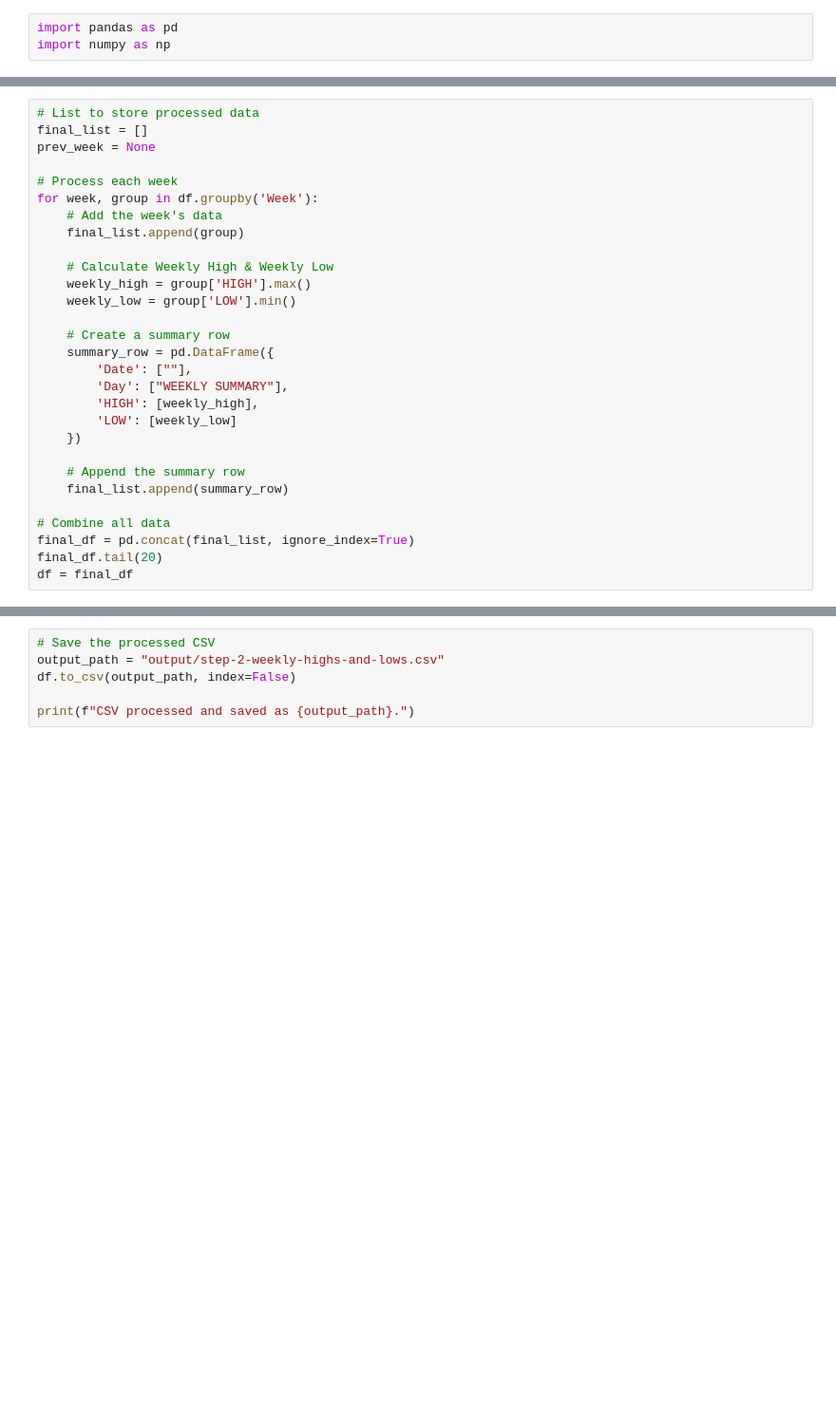
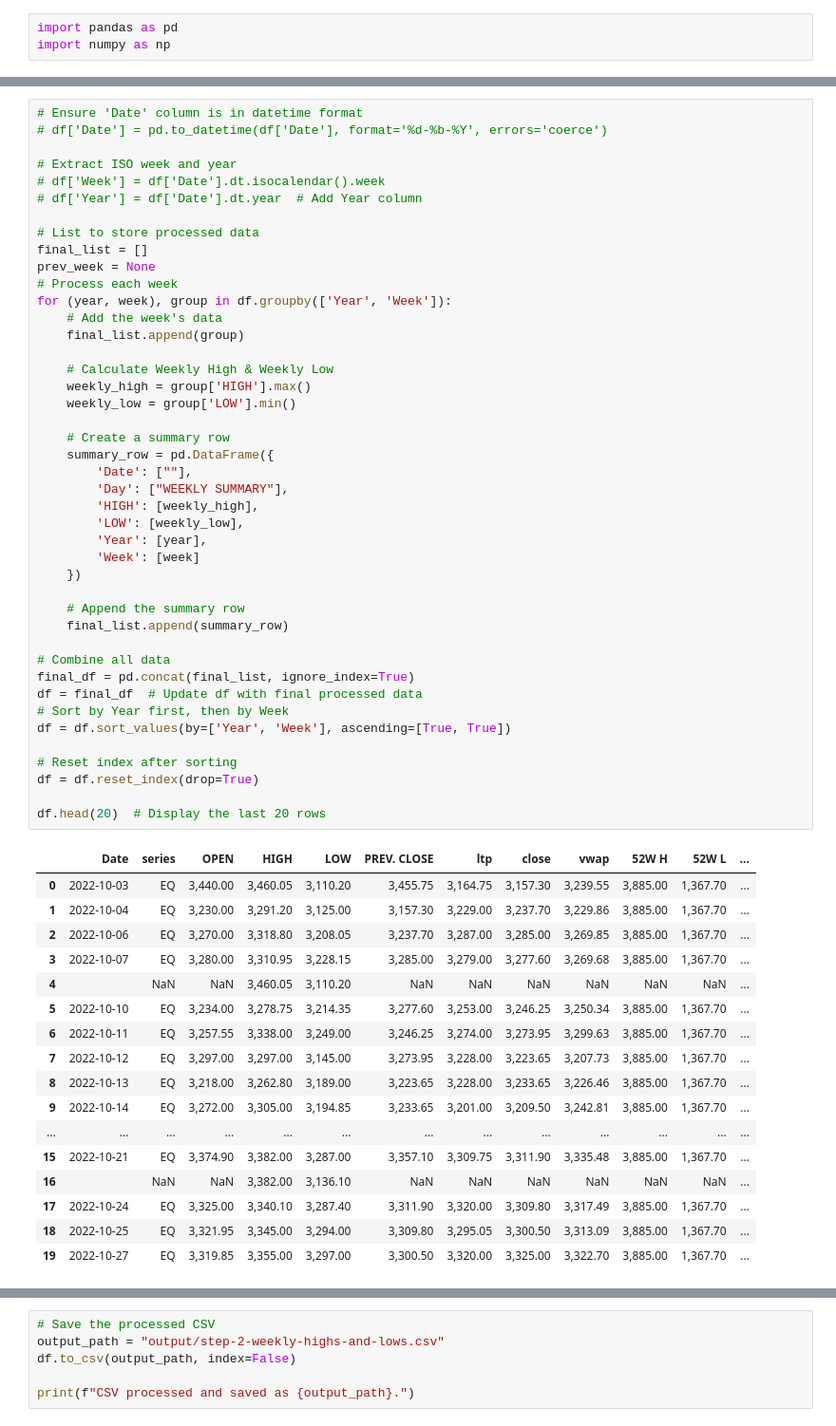
Before and after one commit to Mayank-MP05/darvas-box-trading-js, a Jupyter notebook: step-2-check-trades.ipynb, the cells around one changed output, grey strips where cells are left out. Shown at 95% size. Drawn from its saved outputs; the diff is of its cells as text; blank space fills up the shorter version.

```diff
--- a/step-2-check-trades.ipynb
+++ b/step-2-check-trades.ipynb
@@ -17,32 +26,64 @@ df.tail()
 # %%
+# Ensure 'Date' column is in datetime format
+# df['Date'] = pd.to_datetime(df['Date'], format='%d-%b-%Y', errors='coerce')
+
+# Extract ISO week and year
+# df['Week'] = df['Date'].dt.isocalendar().week
+# df['Year'] = df['Date'].dt.year  # Add Year column
+
 # List to store processed data
 final_list = []
 prev_week = None
-
 # Process each week
-for week, group in df.groupby('Week'):
+for (year, week), group in df.groupby(['Year', 'Week']):
     # Add the week's data
     final_list.append(group)
 
     # Calculate Weekly High & Weekly Low
     weekly_high = group['HIGH'].max()
     weekly_low = group['LOW'].min()
 
     # Create a summary row
     summary_row = pd.DataFrame({
         'Date': [""],
         'Day': ["WEEKLY SUMMARY"],
         'HIGH': [weekly_high],
-        'LOW': [weekly_low]
+        'LOW': [weekly_low],
+        'Year': [year],
+        'Week': [week]
     })
 
     # Append the summary row
     final_list.append(summary_row)
 
 # Combine all data
 final_df = pd.concat(final_list, ignore_index=True)
-final_df.tail(20)
-df = final_df
+df = final_df  # Update df with final processed data
+# Sort by Year first, then by Week
+df = df.sort_values(by=['Year', 'Week'], ascending=[True, True])
+
+# Reset index after sorting
+df = df.reset_index(drop=True)
+
+df.head(20)  # Display the last 20 rows
+# %% [output]
+|  | Date | series | OPEN | HIGH | LOW | PREV. CLOSE | ltp | close | vwap | 52W H | 52W L | ... |
+| 0 | 2022-10-03 | EQ | 3,440.00 | 3,460.05 | 3,110.20 | 3,455.75 | 3,164.75 | 3,157.30 | 3,239.55 | 3,885.00 | 1,367.70 | ... |
+| 1 | 2022-10-04 | EQ | 3,230.00 | 3,291.20 | 3,125.00 | 3,157.30 | 3,229.00 | 3,237.70 | 3,229.86 | 3,885.00 | 1,367.70 | ... |
+| 2 | 2022-10-06 | EQ | 3,270.00 | 3,318.80 | 3,208.05 | 3,237.70 | 3,287.00 | 3,285.00 | 3,269.85 | 3,885.00 | 1,367.70 | ... |
+| 3 | 2022-10-07 | EQ | 3,280.00 | 3,310.95 | 3,228.15 | 3,285.00 | 3,279.00 | 3,277.60 | 3,269.68 | 3,885.00 | 1,367.70 | ... |
+| 4 |  | NaN | NaN | 3,460.05 | 3,110.20 | NaN | NaN | NaN | NaN | NaN | NaN | ... |
+| 5 | 2022-10-10 | EQ | 3,234.00 | 3,278.75 | 3,214.35 | 3,277.60 | 3,253.00 | 3,246.25 | 3,250.34 | 3,885.00 | 1,367.70 | ... |
+| 6 | 2022-10-11 | EQ | 3,257.55 | 3,338.00 | 3,249.00 | 3,246.25 | 3,274.00 | 3,273.95 | 3,299.63 | 3,885.00 | 1,367.70 | ... |
+| 7 | 2022-10-12 | EQ | 3,297.00 | 3,297.00 | 3,145.00 | 3,273.95 | 3,228.00 | 3,223.65 | 3,207.73 | 3,885.00 | 1,367.70 | ... |
+| 8 | 2022-10-13 | EQ | 3,218.00 | 3,262.80 | 3,189.00 | 3,223.65 | 3,228.00 | 3,233.65 | 3,226.46 | 3,885.00 | 1,367.70 | ... |
+| 9 | 2022-10-14 | EQ | 3,272.00 | 3,305.00 | 3,194.85 | 3,233.65 | 3,201.00 | 3,209.50 | 3,242.81 | 3,885.00 | 1,367.70 | ... |
+| ... | ... | ... | ... | ... | ... | ... | ... | ... | ... | ... | ... | ... |
+| 15 | 2022-10-21 | EQ | 3,374.90 | 3,382.00 | 3,287.00 | 3,357.10 | 3,309.75 | 3,311.90 | 3,335.48 | 3,885.00 | 1,367.70 | ... |
+| 16 |  | NaN | NaN | 3,382.00 | 3,136.10 | NaN | NaN | NaN | NaN | NaN | NaN | ... |
+| 17 | 2022-10-24 | EQ | 3,325.00 | 3,340.10 | 3,287.40 | 3,311.90 | 3,320.00 | 3,309.80 | 3,317.49 | 3,885.00 | 1,367.70 | ... |
+| 18 | 2022-10-25 | EQ | 3,321.95 | 3,345.00 | 3,294.00 | 3,309.80 | 3,295.05 | 3,300.50 | 3,313.09 | 3,885.00 | 1,367.70 | ... |
+| 19 | 2022-10-27 | EQ | 3,319.85 | 3,355.00 | 3,297.00 | 3,300.50 | 3,320.00 | 3,325.00 | 3,322.70 | 3,885.00 | 1,367.70 | ... |
 # %%
 # Define new columns with NaN values
 new_columns = ["Order Type", "Buy Quantity", "Investment", "Total Share", "Total Investment",
```
Also changed, not shown: parts of 3 cells of this notebook, 9 other files.
